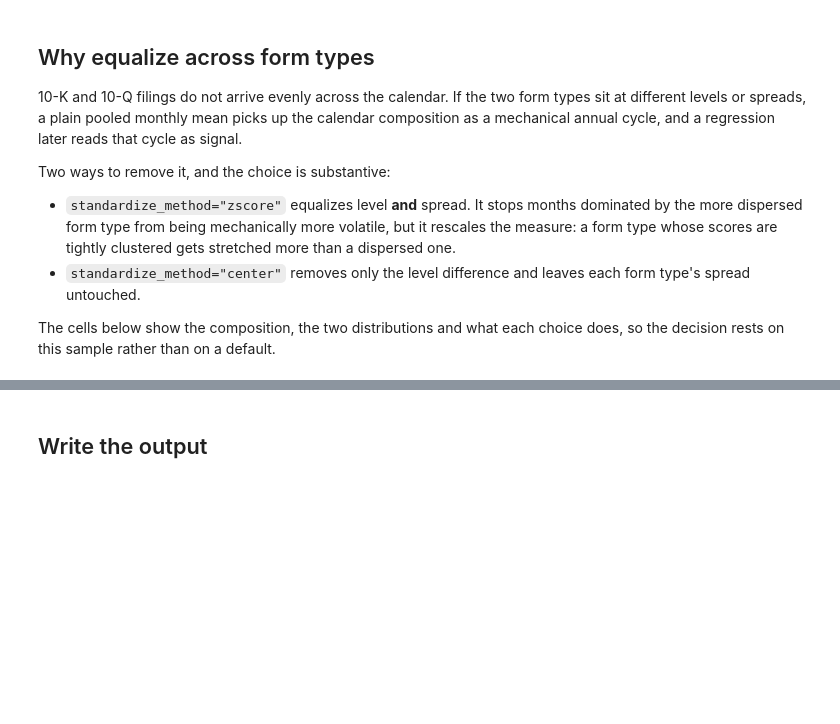
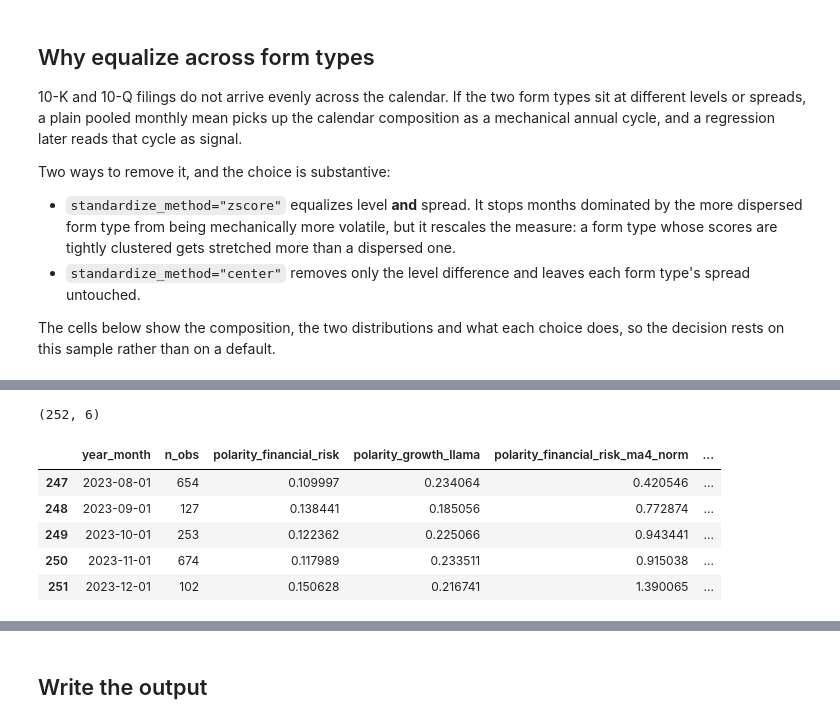
Before and after one commit to fabianslo108/manager_sentiment, a Jupyter notebook: code/time aggregation/build_manager_sentiment.ipynb, the cells around one changed output, grey strips where cells are left out. Saved outputs shown, nothing was run; the diff lists cells and outputs as text; code cells hidden in the pictures; blank space fills up the shorter version.

```diff
--- a/code/time aggregation/build_manager_sentiment.ipynb
+++ b/code/time aggregation/build_manager_sentiment.ipynb
@@ -62,0 +42,21 @@ print("full filings  :", len(full_reports))
+# %%
+# Resulting table for the whole sample
+REPORTS_PATH = SENTIMENT_RESULTS_DIR / "sent_growth_fin_risk_10k_10q.parquet"
+OUTPUT_PATH = MANAGER_SENTIMENT_DIR / "manager_sentiment_monthly.parquet"
+
+# Resulting table for the sample of 100 reports
+# REPORTS_PATH = SENTIMENT_RESULTS_DIR / "sample_filings.parquet"
+# OUTPUT_PATH = MANAGER_SENTIMENT_DIR / "manager_sentiment_monthly_sample.parquet"
+
+reports = ta.load_reports(REPORTS_PATH)
+
+POLARITIES = [
+    # 'positive_financial_risk', 'negative_financial_risk', 'polarity_financial_risk',
+    # 'positive_growth_MB', 'negative_growth_MB', 'polarity_growth_MB',
+    # 'positive_growth_llama', 'negative_growth_llama', 'polarity_growth_llama'
+]
+POLARITIES = ['polarity_financial_risk', 'polarity_growth_llama']
+
+wide = ta.prepare_reports(reports, polarities=POLARITIES)
+print("filings:", len(wide))
+print("source :", REPORTS_PATH.name)
@@ -151,9 +205,11 @@ last point.
 # %%
+# Default: 4-month backward average, then StandardScaler.
+# Optional smoothers (uncomment to add the columns):
+#   ("ma", {"window": 4}),                           # same average, not normalized
+#   ("hp", {}),                                      # two-sided HP, look-ahead
+#   ("hp", {"one_sided": True, "min_periods": 24}),  # expanding-window HP
 SMOOTHING = [
-    ("none", {}),
-    ("ma", {"window": 4}),
-    ("hp", {}),                                  # two-sided: descriptive only
-    ("hp", {"one_sided": True, "min_periods": 24}),
+    ("ma", {"window": 4, "normalize": True}),
 ]
 
 series = ta.build_manager_sentiment(
@@ -167,3 +223,4 @@ series = ta.build_manager_sentiment(
 
 print(series.shape)
 series.tail()
+# %% [output]
@@ -170,3 +228,10 @@ series.tail()
+(252, 6)
+|  | year_month | n_obs | polarity_financial_risk | polarity_growth_llama | polarity_financial_risk_ma4_norm | ... |
+| 247 | 2023-08-01 | 654 | 0.109997 | 0.234064 | 0.420546 | ... |
+| 248 | 2023-09-01 | 127 | 0.138441 | 0.185056 | 0.772874 | ... |
+| 249 | 2023-10-01 | 253 | 0.122362 | 0.225066 | 0.943441 | ... |
+| 250 | 2023-11-01 | 674 | 0.117989 | 0.233511 | 0.915038 | ... |
+| 251 | 2023-12-01 | 102 | 0.150628 | 0.216741 | 1.390065 | ... |
 # %%
 fig, axes = plt.subplots(len(MEASURES), 1, figsize=(13, 4 * len(MEASURES)), squeeze=False)
 
```
Also changed, not shown: parts of 19 cells of this notebook, 20 other files.
